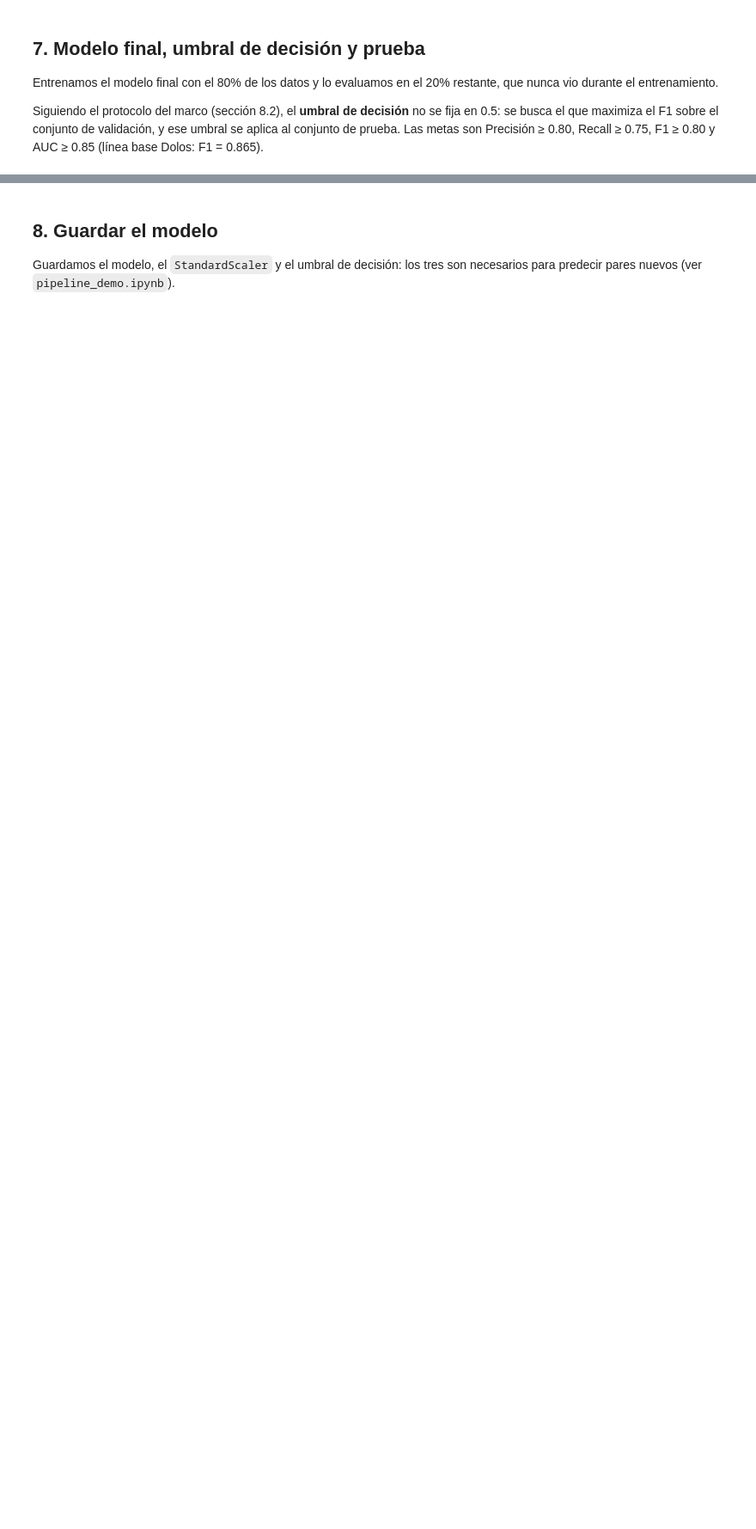
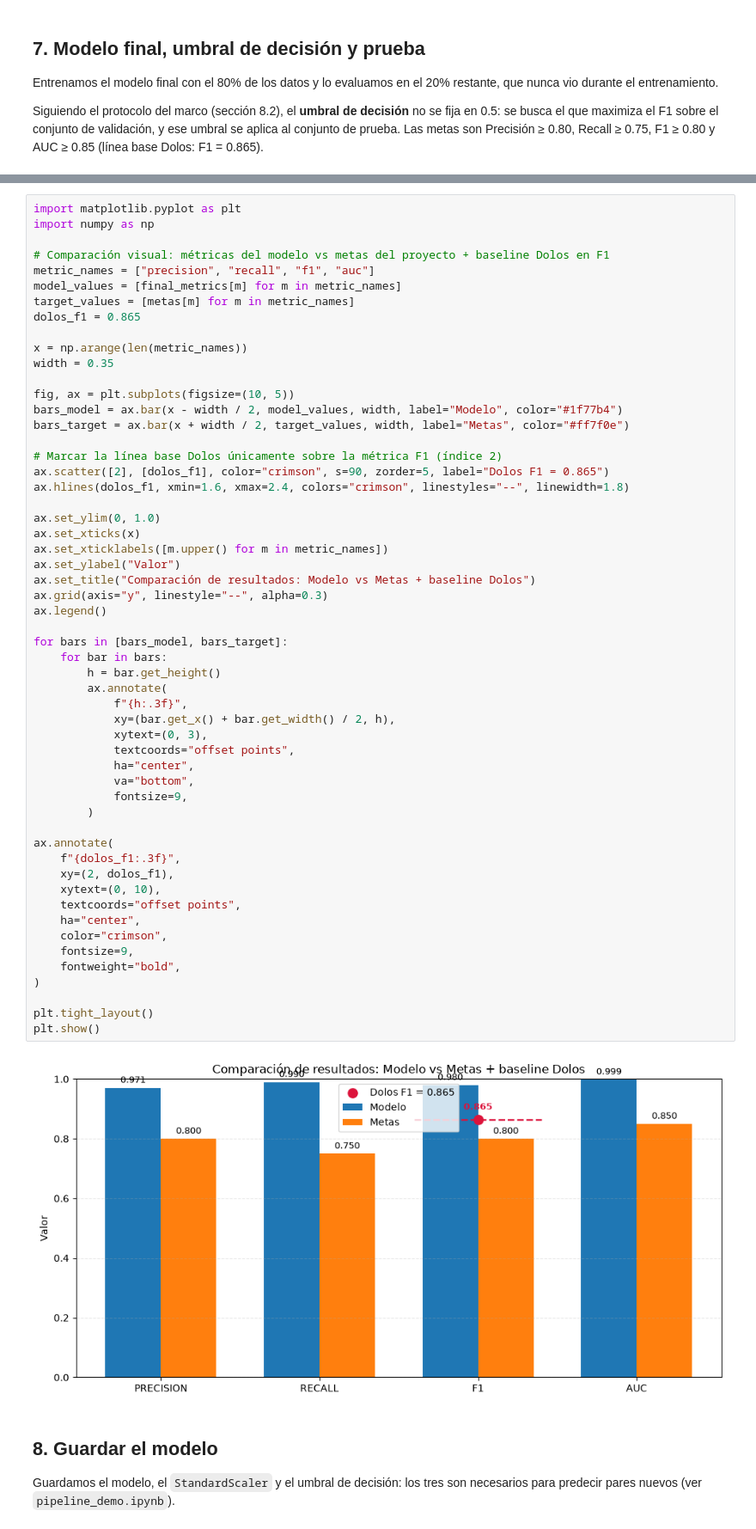
Before and after one commit to DiegoAlfaro1/reto_grupo_compilateds, a Jupyter notebook: model.ipynb, the cells around one changed output, grey strips where cells are left out. Shown at 86% size. Saved outputs shown, nothing was run; the diff lists cells and outputs as text; blank space fills up the shorter version.

```diff
--- a/model.ipynb
+++ b/model.ipynb
@@ -322,6 +322,63 @@ Umbral óptimo (validación): 0.88 (F1 val = 0.984)
   auc       : 0.999   (meta >= 0.85) CUMPLE
 
 Línea base Dolos: F1 = 0.865 -> superada
+# %%
+import matplotlib.pyplot as plt
+import numpy as np
+
+# Comparación visual: métricas del modelo vs metas del proyecto + baseline Dolos en F1
+metric_names = ["precision", "recall", "f1", "auc"]
+model_values = [final_metrics[m] for m in metric_names]
+target_values = [metas[m] for m in metric_names]
+dolos_f1 = 0.865
+
+x = np.arange(len(metric_names))
+width = 0.35
+
+fig, ax = plt.subplots(figsize=(10, 5))
+bars_model = ax.bar(x - width / 2, model_values, width, label="Modelo", color="#1f77b4")
+bars_target = ax.bar(x + width / 2, target_values, width, label="Metas", color="#ff7f0e")
+
+# Marcar la línea base Dolos únicamente sobre la métrica F1 (índice 2)
+ax.scatter([2], [dolos_f1], color="crimson", s=90, zorder=5, label="Dolos F1 = 0.865")
+ax.hlines(dolos_f1, xmin=1.6, xmax=2.4, colors="crimson", linestyles="--", linewidth=1.8)
+
+ax.set_ylim(0, 1.0)
+ax.set_xticks(x)
+ax.set_xticklabels([m.upper() for m in metric_names])
+ax.set_ylabel("Valor")
+ax.set_title("Comparación de resultados: Modelo vs Metas + baseline Dolos")
+ax.grid(axis="y", linestyle="--", alpha=0.3)
+ax.legend()
+
+for bars in [bars_model, bars_target]:
+    for bar in bars:
+        h = bar.get_height()
+        ax.annotate(
+            f"{h:.3f}",
+            xy=(bar.get_x() + bar.get_width() / 2, h),
+            xytext=(0, 3),
+            textcoords="offset points",
+            ha="center",
+            va="bottom",
+            fontsize=9,
+        )
+
+ax.annotate(
+    f"{dolos_f1:.3f}",
+    xy=(2, dolos_f1),
+    xytext=(0, 10),
+    textcoords="offset points",
+    ha="center",
+    color="crimson",
+    fontsize=9,
+    fontweight="bold",
+)
+
+plt.tight_layout()
+plt.show()
+# %% [output]
+[figure, added]
 # %% [markdown]
 ## 8. Guardar el modelo
 
```
Also changed, not shown: parts of 5 cells of this notebook, 3 other files.
